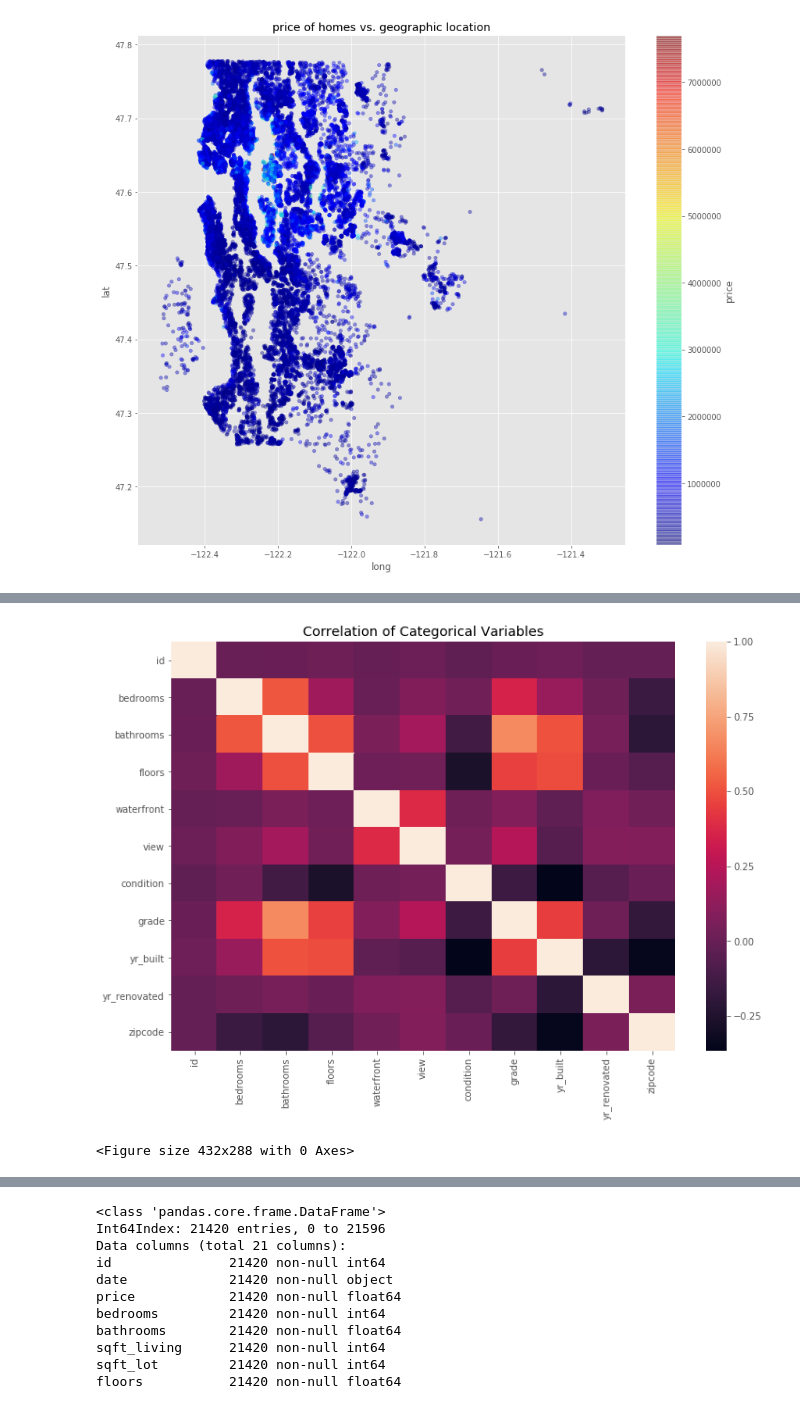
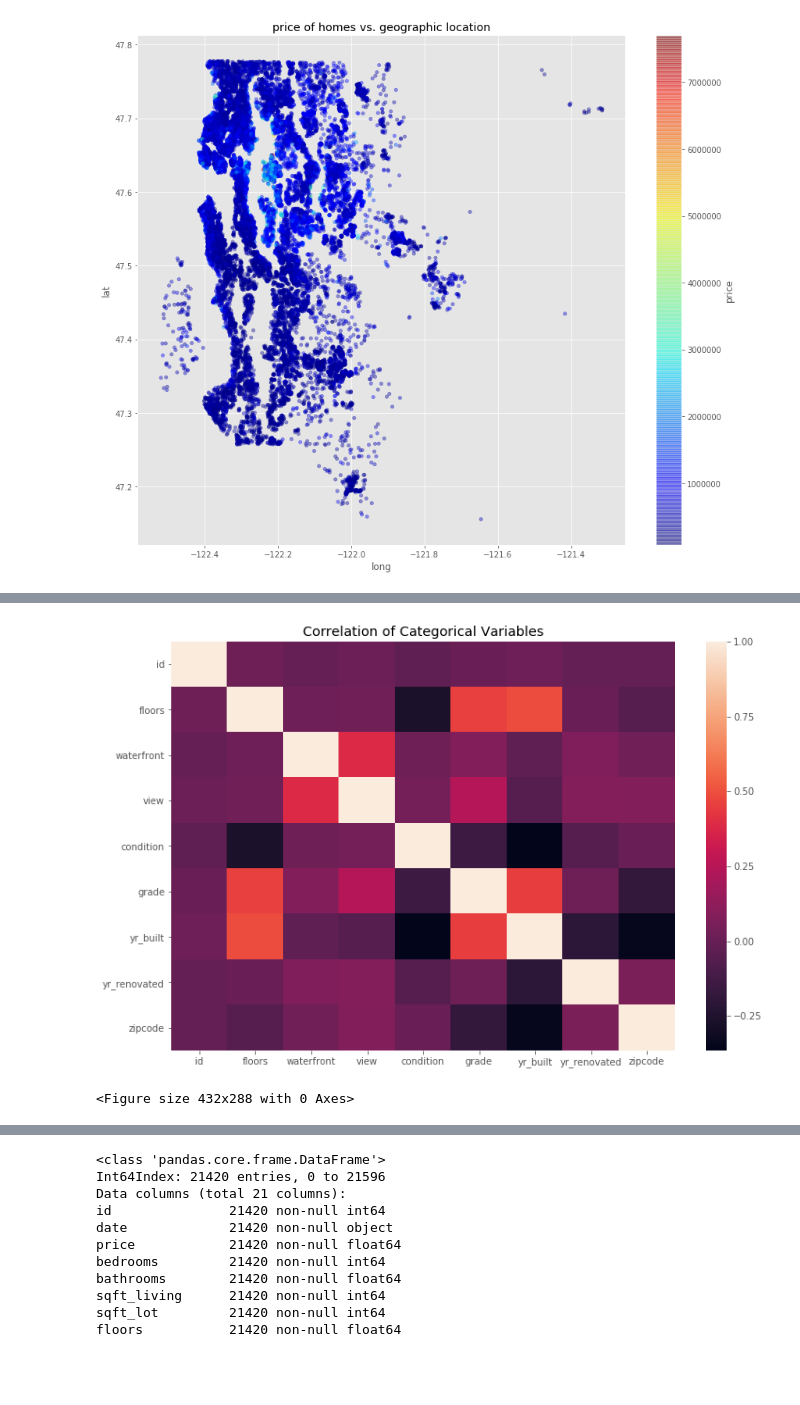
Before and after one commit to ilindgren/dsc-v2-mod1-final-project-online-ds-pt-061019, a Jupyter notebook: Isabella_Lindgren_FP1.ipynb, the cells around one changed output, grey strips where cells are left out. Saved outputs shown, nothing was run; the diff lists cells and outputs as text; code cells hidden in the pictures; blank space fills up the shorter version.

```diff
--- a/Isabella_Lindgren_FP1.ipynb
+++ b/Isabella_Lindgren_FP1.ipynb
@@ -385,9 +382,11 @@ array([   0., 1991.,   nan, 2002., 2010., 1992., 2013., 1994., 1978.,
        1959., 1960., 1967., 1965., 1934., 1972., 1944., 1958.])
 # %%
 # replace the missing values in 'yr_renovated' with '0' since it is the most frequent value
-kc['yr_renovated'] = kc['yr_renovated'].fillna(0)
+kc['yr_renovated'] = kc['yr_renovated'].replace(np.nan, 0.0)
+#kc['yr_renovated'] = kc['yr_renovated'].fillna(0)
 
-print(kc.yr_renovated.unique())
+print(kc.yr_renovated.unique())# we can see that nan is no longer a value
+kc.yr_renovated.head()
 # %% [output]
 [   0. 1991. 2002. 2010. 1992. 2013. 1994. 1978. 2005. 2003. 1984. 1954.
  2014. 2011. 1983. 1945. 1990. 1988. 1977. 1981. 1995. 2000. 1999. 1998.
@@ -443,18 +459,23 @@ kc.plot(kind="scatter", x="long", y="lat", alpha=0.4, figsize=(14,12),
 # %%
 # specify categorical and data to get an idea of which variables are correlated
-#- Categorical data: bedrooms, bathrooms, floors, waterfront, view, condition, yr_built, yr_renovated, grade, zipcode
-#- Continuous data: date, sqft_living, sqft_lot, sqft_above, sqft_basement, lat, long, sqft_living15, sqft_lot15
+#- Categorical data: floors, waterfront, view, condition, yr_built, yr_renovated, grade, zipcode
+#- Continuous data: price, date, bedrooms, bathrooms, sqft_living, sqft_lot, sqft_above, sqft_basement, lat, long,
+#  sqft_living15, sqft_lot15
 
-numcols = ['price','date','sqft_living','sqft_lot','sqft_above','sqft_basement', 'lat','long','sqft_living15','sqft_lot15']
+numcols = ['price','date','bedrooms', 'bathrooms', 'sqft_living','sqft_lot','sqft_above',
+           'sqft_basement', 'lat','long','sqft_living15','sqft_lot15']
 catcols = [x for x in kc.columns if x not in numcols]
 
-#Lets start by plotting a heatmap to determine if any variables are correlated
+#Lets start by plotting a heatmap to determine if any categorical variables are highly correlated with each other
 plt.figure(figsize = (12,8))
 sns.heatmap(data=kc[catcols].corr())
 plt.title('Correlation of Categorical Variables')
 plt.show()
 plt.gcf().clear()
+
+# floors seems to be highly correlated with grade and yr_built
+# waterfront and view appear to be correlated
 # %% [output]
-[figure, old version]
+[figure, new version]
 <Figure size 432x288 with 0 Axes>
 # %%
```
Also changed, not shown: parts of 148 cells of this notebook.
